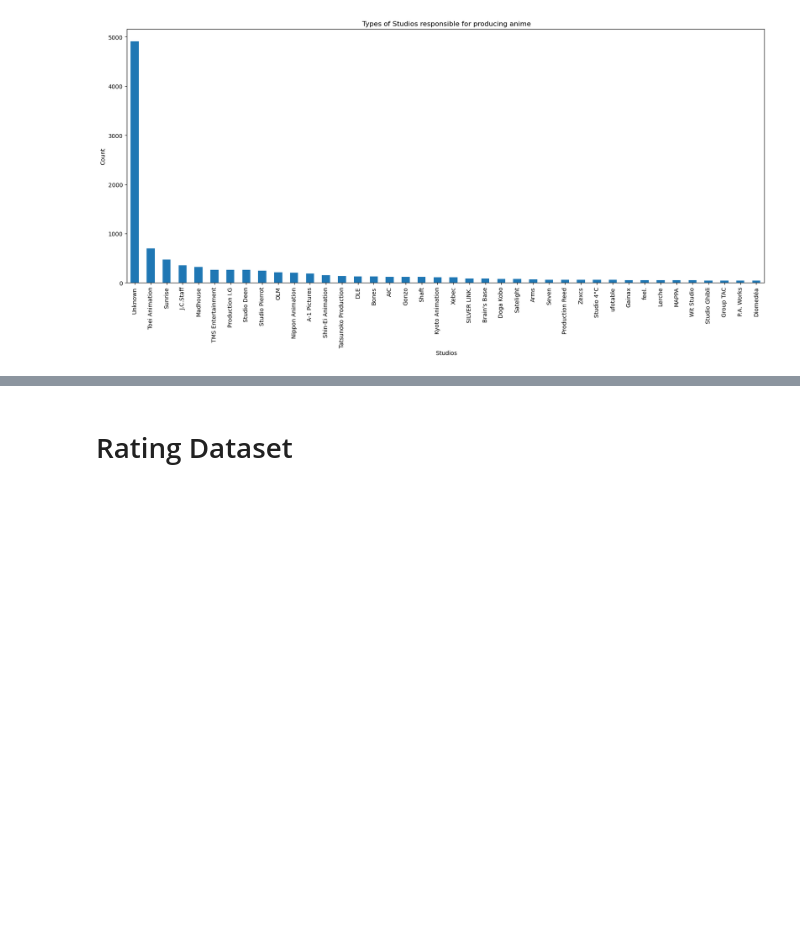
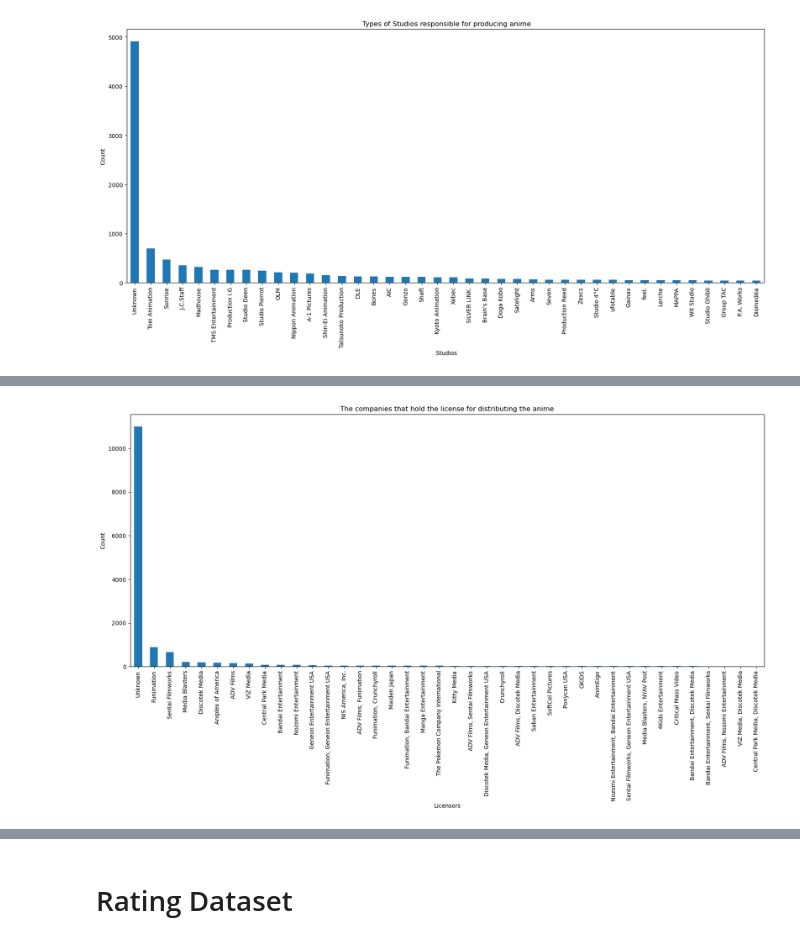
Before and after one commit to ShubhamGupta2505/MachineLearningPractice, a Jupyter notebook: anime-analysis.ipynb, the cells around one changed output, grey strips where cells are left out. Saved outputs shown, nothing was run; the diff lists cells and outputs as text; code cells hidden in the pictures; blank space fills up the shorter version.

```diff
--- a/anime-analysis.ipynb
+++ b/anime-analysis.ipynb
@@ -324,0 +364,13 @@ plt.show()
+# %%
+licensor_counts = anime['Licensors'].value_counts().head(40)
+
+# Plotting the bar graph
+plt.figure(figsize=(20,8))
+licensor_counts.plot(kind='bar')
+plt.title('The companies that hold the license for distributing the anime')
+plt.xlabel('Licensors')
+plt.ylabel('Count')
+plt.xticks(rotation=90)
+plt.show()
+# %% [output]
+[figure, added]
```
Also changed, not shown: parts of 6 cells of this notebook.
